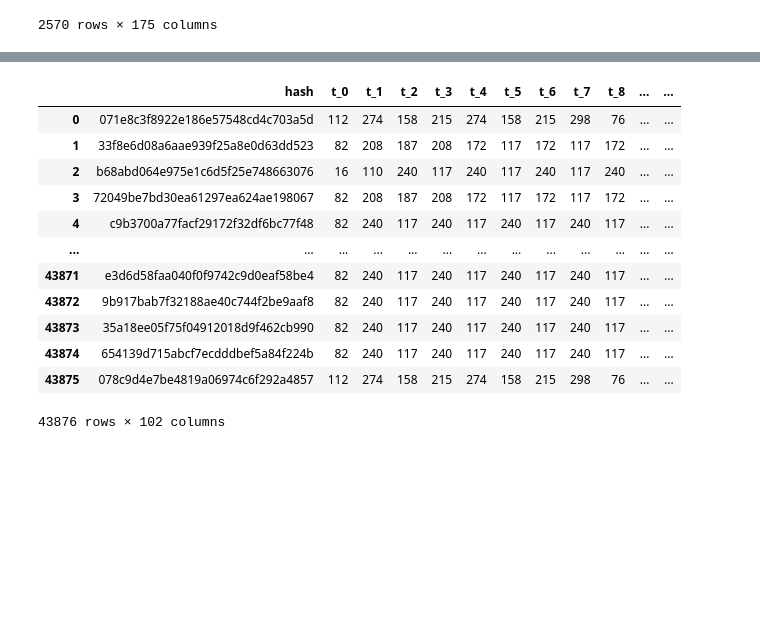
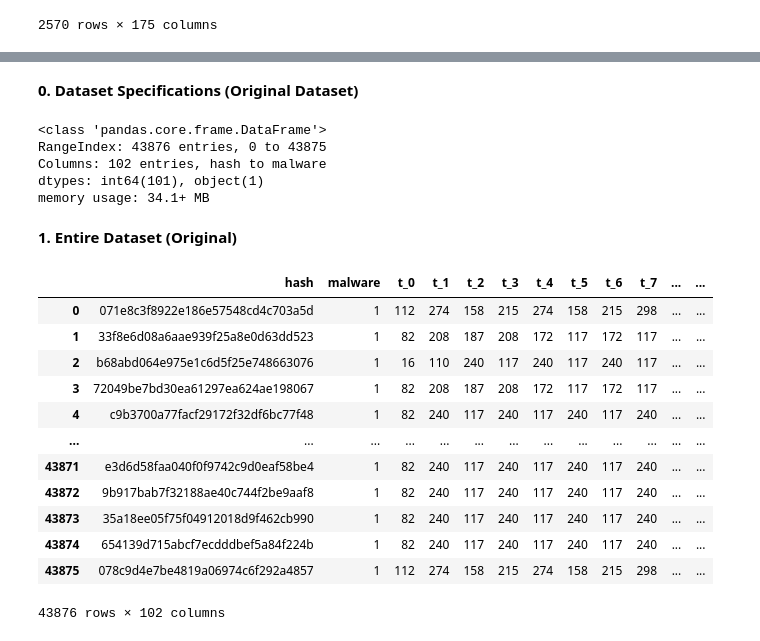
Before and after one commit to jm55/THESIS, a Jupyter notebook: Notebooks/Dataset Scanning.ipynb, the cells around one changed output, grey strips where cells are left out. Drawn from its saved outputs; the diff is of its cells as text; code cells hidden in the pictures; blank space fills up the shorter version.

```diff
--- a/Notebooks/Dataset Scanning.ipynb
+++ b/Notebooks/Dataset Scanning.ipynb
@@ -89,17 +107,32 @@ combined_summary: 447180
-# %%
-oliveira = pd.read_csv("../Datasets/Oliveira_2019/dynamic_api_call_sequence_per_malware_100_0_306.csv")
-oliveira
-# %% [output]
-|  | hash | t_0 | t_1 | t_2 | t_3 | t_4 | t_5 | t_6 | t_7 | t_8 | ... | ... |
-| 0 | 071e8c3f8922e186e57548cd4c703a5d | 112 | 274 | 158 | 215 | 274 | 158 | 215 | 298 | 76 | ... | ... |
-| 1 | 33f8e6d08a6aae939f25a8e0d63dd523 | 82 | 208 | 187 | 208 | 172 | 117 | 172 | 117 | 172 | ... | ... |
-| 2 | b68abd064e975e1c6d5f25e748663076 | 16 | 110 | 240 | 117 | 240 | 117 | 240 | 117 | 240 | ... | ... |
-| 3 | 72049be7bd30ea61297ea624ae198067 | 82 | 208 | 187 | 208 | 172 | 117 | 172 | 117 | 172 | ... | ... |
-| 4 | c9b3700a77facf29172f32df6bc77f48 | 82 | 240 | 117 | 240 | 117 | 240 | 117 | 240 | 117 | ... | ... |
-| ... | ... | ... | ... | ... | ... | ... | ... | ... | ... | ... | ... | ... |
-| 43871 | e3d6d58faa040f0f9742c9d0eaf58be4 | 82 | 240 | 117 | 240 | 117 | 240 | 117 | 240 | 117 | ... | ... |
-| 43872 | 9b917bab7f32188ae40c744f2be9aaf8 | 82 | 240 | 117 | 240 | 117 | 240 | 117 | 240 | 117 | ... | ... |
-| 43873 | 35a18ee05f75f04912018d9f462cb990 | 82 | 240 | 117 | 240 | 117 | 240 | 117 | 240 | 117 | ... | ... |
-| 43874 | 654139d715abcf7ecdddbef5a84f224b | 82 | 240 | 117 | 240 | 117 | 240 | 117 | 240 | 117 | ... | ... |
-| 43875 | 078c9d4e7be4819a06974c6f292a4857 | 112 | 274 | 158 | 215 | 274 | 158 | 215 | 298 | 76 | ... | ... |
-43876 rows × 102 columns
+# %%
+og_oliveira = pd.read_csv("../Datasets/Oliveira_2019/dynamic_api_call_sequence_per_malware_100_0_306.csv")
+# %% [markdown]
+**0. Dataset Specifications (Original Dataset)**
+# %%
+og_oliveira.info()
+# %% [output]
+<class 'pandas.core.frame.DataFrame'>
+RangeIndex: 43876 entries, 0 to 43875
+Columns: 102 entries, hash to malware
+dtypes: int64(101), object(1)
+memory usage: 34.1+ MB
+# %% [markdown]
+**1. Entire Dataset (Original)**
+# %%
+mal_col = og_oliveira.pop('malware')
+og_oliveira.insert(1, mal_col.name, mal_col)
+og_oliveira
+# %% [output]
+|  | hash | malware | t_0 | t_1 | t_2 | t_3 | t_4 | t_5 | t_6 | t_7 | ... | ... |
+| 0 | 071e8c3f8922e186e57548cd4c703a5d | 1 | 112 | 274 | 158 | 215 | 274 | 158 | 215 | 298 | ... | ... |
+| 1 | 33f8e6d08a6aae939f25a8e0d63dd523 | 1 | 82 | 208 | 187 | 208 | 172 | 117 | 172 | 117 | ... | ... |
+| 2 | b68abd064e975e1c6d5f25e748663076 | 1 | 16 | 110 | 240 | 117 | 240 | 117 | 240 | 117 | ... | ... |
+| 3 | 72049be7bd30ea61297ea624ae198067 | 1 | 82 | 208 | 187 | 208 | 172 | 117 | 172 | 117 | ... | ... |
+| 4 | c9b3700a77facf29172f32df6bc77f48 | 1 | 82 | 240 | 117 | 240 | 117 | 240 | 117 | 240 | ... | ... |
+| ... | ... | ... | ... | ... | ... | ... | ... | ... | ... | ... | ... | ... |
+| 43871 | e3d6d58faa040f0f9742c9d0eaf58be4 | 1 | 82 | 240 | 117 | 240 | 117 | 240 | 117 | 240 | ... | ... |
+| 43872 | 9b917bab7f32188ae40c744f2be9aaf8 | 1 | 82 | 240 | 117 | 240 | 117 | 240 | 117 | 240 | ... | ... |
+| 43873 | 35a18ee05f75f04912018d9f462cb990 | 1 | 82 | 240 | 117 | 240 | 117 | 240 | 117 | 240 | ... | ... |
+| 43874 | 654139d715abcf7ecdddbef5a84f224b | 1 | 82 | 240 | 117 | 240 | 117 | 240 | 117 | 240 | ... | ... |
+| 43875 | 078c9d4e7be4819a06974c6f292a4857 | 1 | 112 | 274 | 158 | 215 | 274 | 158 | 215 | 298 | ... | ... |
+43876 rows × 102 columns
```
Also changed, not shown: parts of 16 cells of this notebook, 8 other files.
